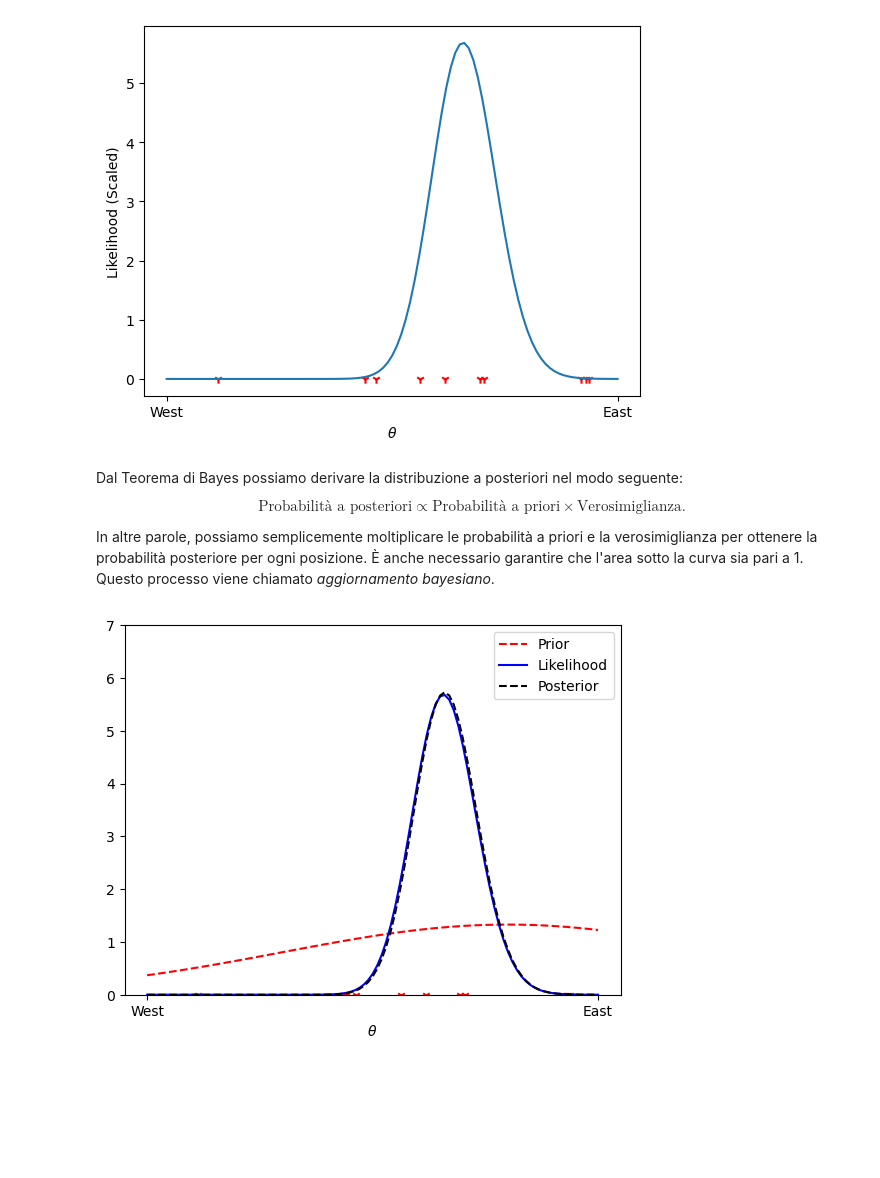
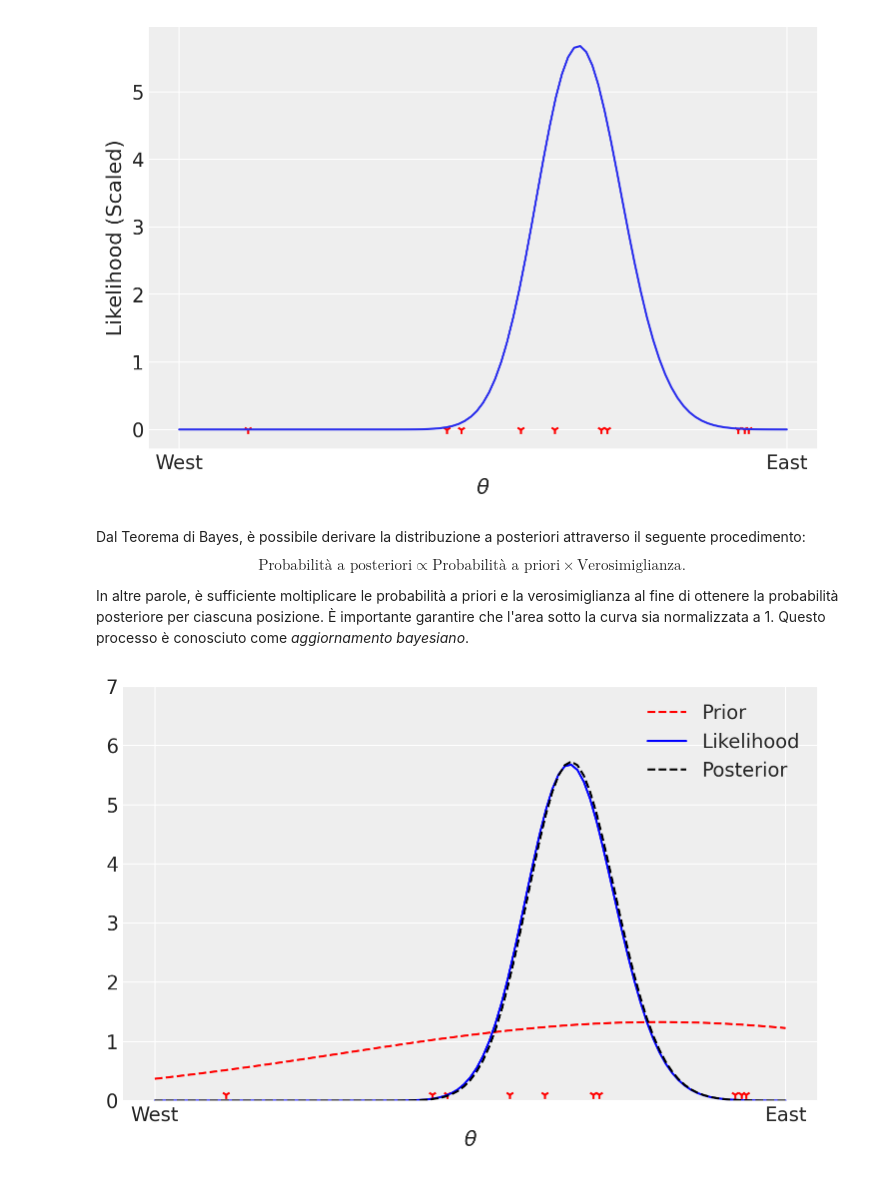
Before and after one commit to ccaudek/ds4psy, a Jupyter notebook: chapter_4/01_intro_bayes.ipynb, the cells around one changed output. Saved outputs shown, nothing was run; the diff lists cells and outputs as text; code cells hidden in the pictures; blank space fills up the shorter version.

```diff
--- a/chapter_4/01_intro_bayes.ipynb
+++ b/chapter_4/01_intro_bayes.ipynb
@@ -15,9 +22,0 @@ import arviz as az
-# %%
-%config InlineBackend.figure_format = 'retina'
-%load_ext watermark
-
-RANDOM_SEED = 42
-rng = np.random.default_rng(RANDOM_SEED)
-
-az.style.use("arviz-darkgrid")
-sns.set_theme(palette="colorblind")
@@ -99,43 +127,43 @@ plt.ylabel("Likelihood (Scaled)")
 plt.xticks([0, 1], ["West", "East"])
 plt.show()
 # %% [output]
-[figure, old version]
+[figure, new version]
 # %% [markdown]
-Dal Teorema di Bayes possiamo derivare la distribuzione a posteriori nel modo seguente:
+Dal Teorema di Bayes, è possibile derivare la distribuzione a posteriori attraverso il seguente procedimento:
 
 $$
 \text{Probabilità a posteriori} \propto \text{Probabilità a priori} \times
                                        \text{Verosimiglianza}.
 $$
 
-In altre parole, possiamo semplicemente moltiplicare le probabilità a priori e la verosimiglianza per ottenere la probabilità posteriore per ogni posizione. È anche necessario garantire che l'area sotto la curva sia pari a 1. Questo processo viene chiamato *aggiornamento bayesiano*.
+In altre parole, è sufficiente moltiplicare le probabilità a priori e la verosimiglianza al fine di ottenere la probabilità posteriore per ciascuna posizione. È importante garantire che l'area sotto la curva sia normalizzata a 1. Questo processo è conosciuto come *aggiornamento bayesiano*.
 # %%
 def update_probs(prior_probs, lik, binwidth=0.01):
     post_probs = prior_probs * lik
     return post_probs / np.sum(post_probs) / binwidth
 
 grid = np.linspace(0, 1, num=101)
 
 # Prior probabilities
 prior_probs = dnorm_trunc(grid, mean=0.8, sd=0.5)
 
 # Likelihood values
 lik_x = compute_lik(dat_x)
 
 # Posterior probabilities
 posterior_probs = update_probs(prior_probs, lik_x)
 
 # Plotting
 plt.plot(grid, dnorm_trunc(grid, mean=0.8, sd=0.5), linestyle='dashed', color='red', label='Prior')
 plt.plot(grid, lik_x, linestyle='solid', color='blue', label='Likelihood')
 plt.plot(grid, posterior_probs, linestyle='dashed', color='black', label='Posterior')
-plt.scatter(dat_x, np.zeros_like(dat_x), color='red', marker='1')
+plt.scatter(dat_x, np.zeros_like(dat_x)+.1, color='red', marker='1')
 plt.ylim(0, 7)
 plt.xlabel(r'$\theta$')
 plt.ylabel('')
 plt.xticks([0, 1], ["West", "East"])
 plt.legend()
 plt.show()
 # %% [output]
-[figure, old version]
+[figure, new version]
 # %% [markdown]
```
Also changed, not shown: parts of 15 cells of this notebook, 8 other files.
